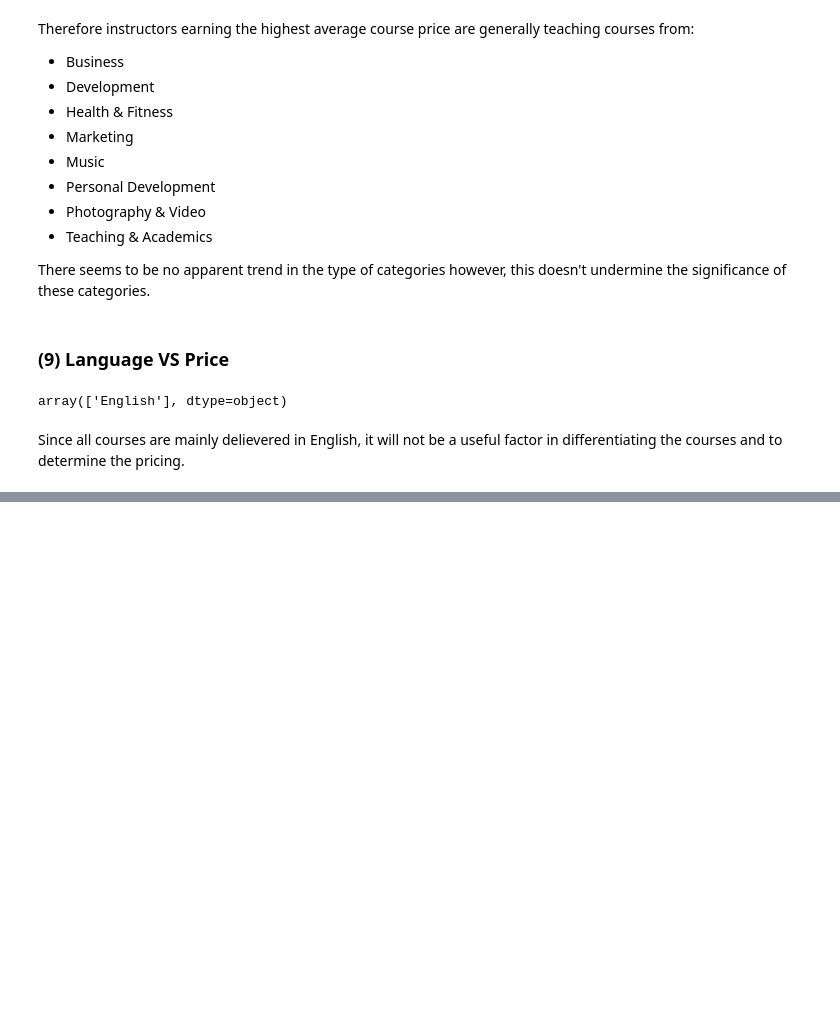
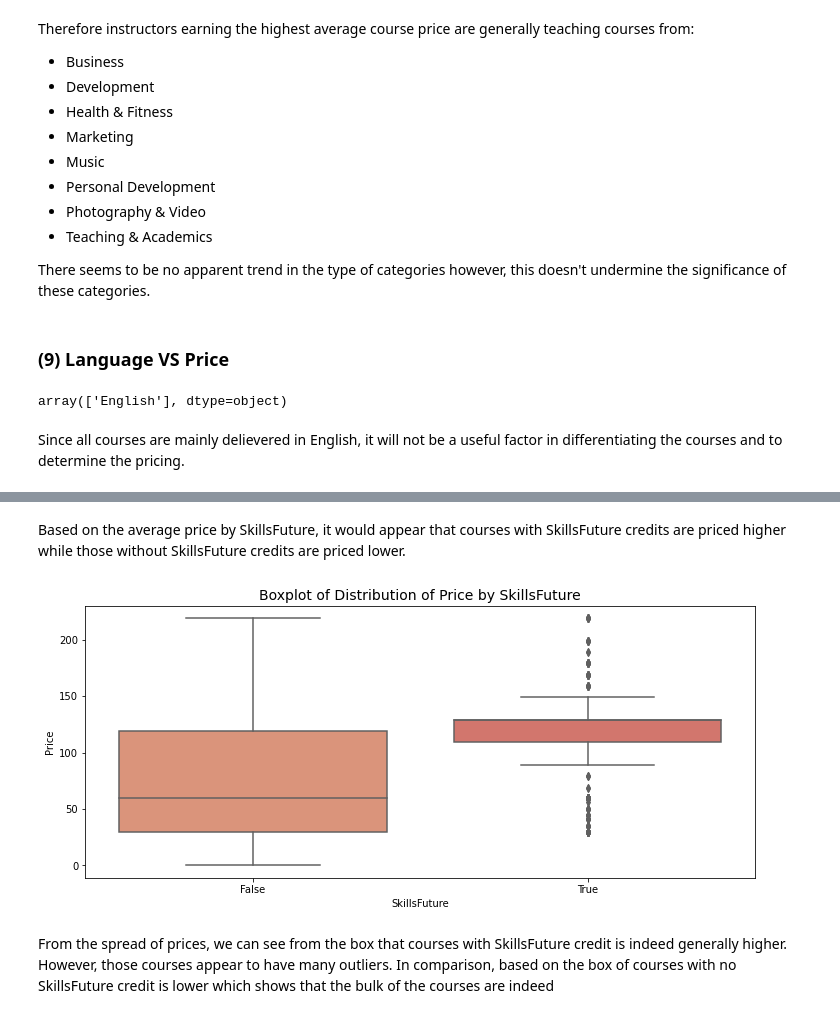
Before and after one commit to Kelizaaaaa/Udemy-Data-Project, a Jupyter notebook: Project 1 - Exploratory Data Analysis (Price Mechanism).ipynb, the cells around one changed output, grey strips where cells are left out. Cells and saved outputs as stored; diff of their text form; code cells hidden in the pictures; blank space fills up the shorter version.

```diff
--- a/Project 1 - Exploratory Data Analysis (Price Mechanism).ipynb
+++ b/Project 1 - Exploratory Data Analysis (Price Mechanism).ipynb
@@ -346,0 +373,13 @@ Since all courses are mainly delievered in English, it will not be a useful fact
+# %% [markdown]
+Based on the average price by SkillsFuture, it would appear that courses with SkillsFuture credits are priced higher while those without SkillsFuture credits are priced lower.
+# %%
+# Boxplot to investigate spread of prices
+plt.figure(figsize=(12,5))
+palette = sns.color_palette("flare")
+sns.boxplot(x="SkillsFuture", y="Price", data=data_eda, palette=palette)
+plt.title("Boxplot of Distribution of Price by SkillsFuture", fontsize=14)
+plt.show()
+# %% [output]
+[figure, added]
+# %% [markdown]
+From the spread of prices, we can see from the box that courses with SkillsFuture credit is indeed generally higher. However, those courses appear to have many outliers. In comparison, based on the box of courses with no SkillsFuture credit is lower which shows that the bulk of the courses are indeed
```
Also changed, not shown: parts of 4 cells of this notebook.
